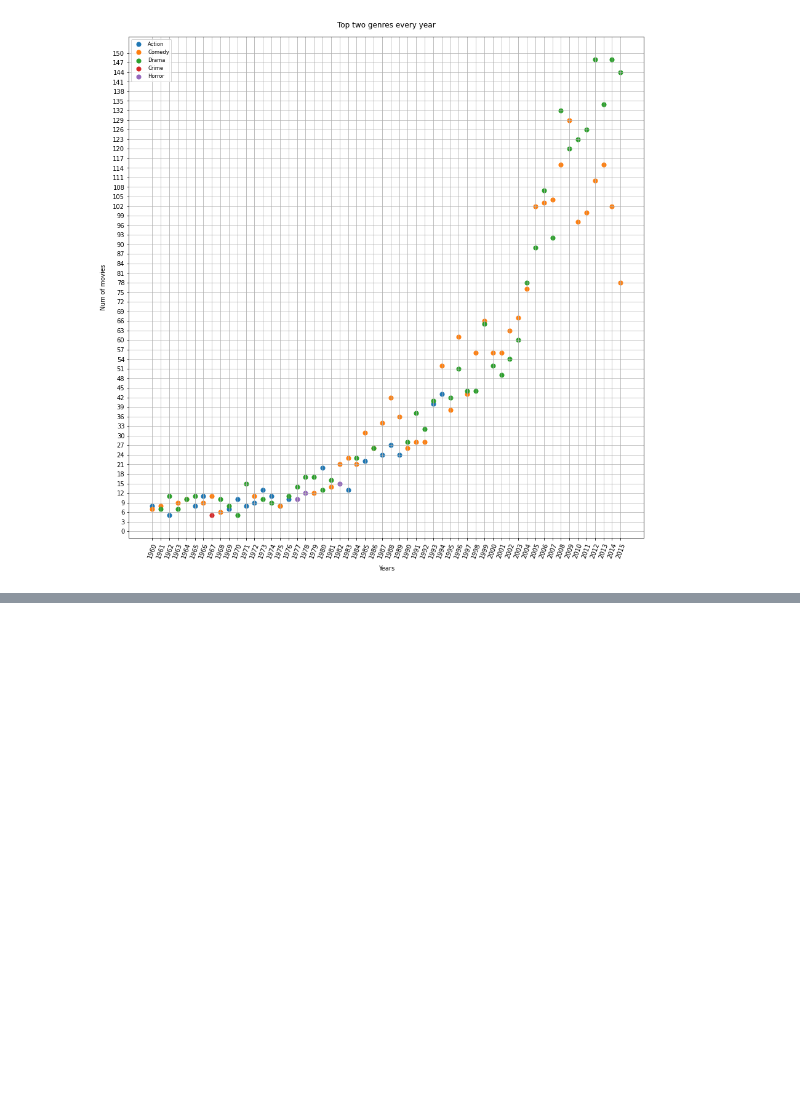
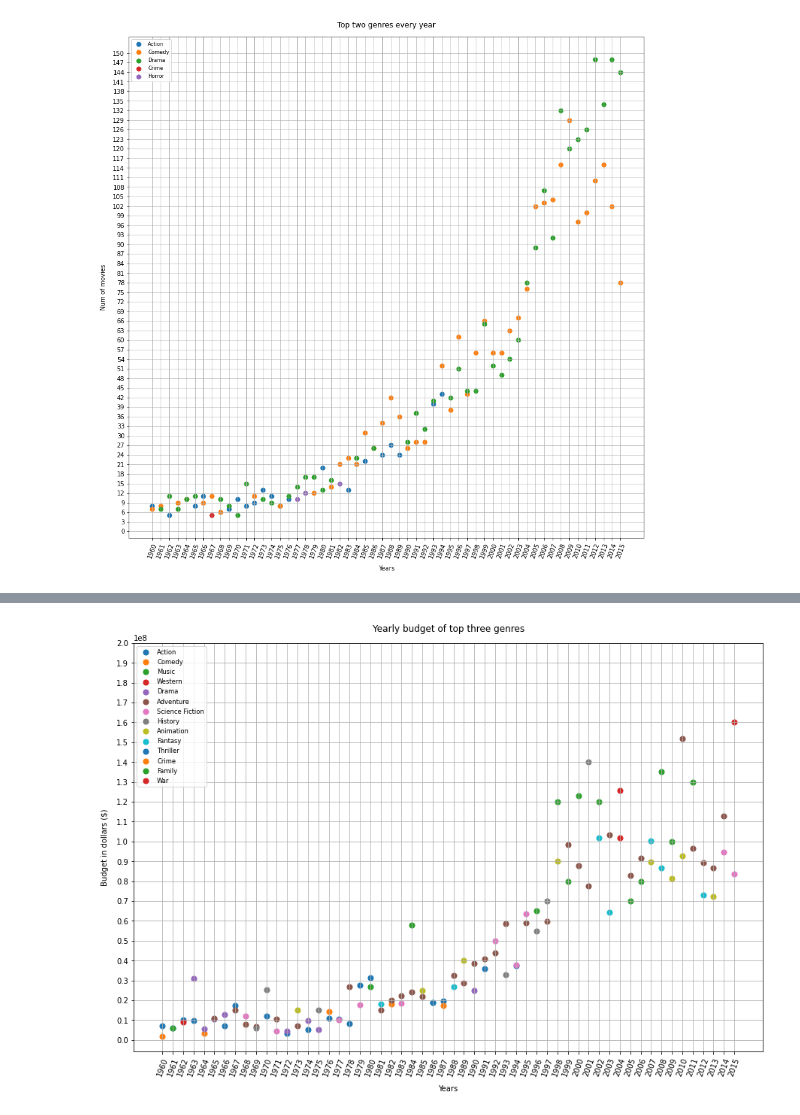
Before and after one commit to Amr-elwetaidy/Investigating-TMDP-Movies-Dataset, a Jupyter notebook: Investigating TMDP-Movies Dataset.ipynb, the cells around one changed output, grey strips where cells are left out. Cells and saved outputs as stored; diff of their text form; code cells hidden in the pictures; blank space fills up the shorter version.

```diff
--- a/Investigating TMDP-Movies Dataset.ipynb
+++ b/Investigating TMDP-Movies Dataset.ipynb
@@ -461,0 +569,38 @@ plt.show()
+# %%
+# the data of the x_axis
+genres_3 = genre_budget_df_3['genre'].unique()
+
+# listing all years in our dataset
+ticks = np.arange(1960, 2016)
+
+# changing the figure display size
+plt.figure(figsize=(15, 10))
+
+# plotting the mean budget of the top three genres of every year
+for genre in genres_3:
+    years_x_top = genre_budget_df_3[genre_budget_df_3['genre'] == genre]['release_year']
+    budget_y_top = genre_budget_df_3[genre_budget_df_3['genre'] == genre]['mean_budget']
+    plt.scatter(years_x_top, budget_y_top, label=genre, s=50)
+
+# creating custom wider scale for y_axis
+plt.yticks(ticks=np.arange(0, 200000001, 10000000))
+
+plt.xticks(ticks=ticks)
+
+# rotating the labels on the x-axis to fit all labels
+plt.xticks(rotation=70)
+
+# adding labels to the x-axis, y-axis and title
+plt.xlabel('Years', labelpad=10)
+plt.ylabel(r'Budget in dollars ($)', labelpad=10)
+plt.title('Yearly budget of top three genres', pad=15)
+
+# adding background grid to make it easier to get the results
+plt.grid(True)
+
+# plotting the legend
+plt.legend(fontsize='small')
+
+plt.show()
+# %% [output]
+[figure, added]
```
Also changed, not shown: parts of 11 cells of this notebook.
